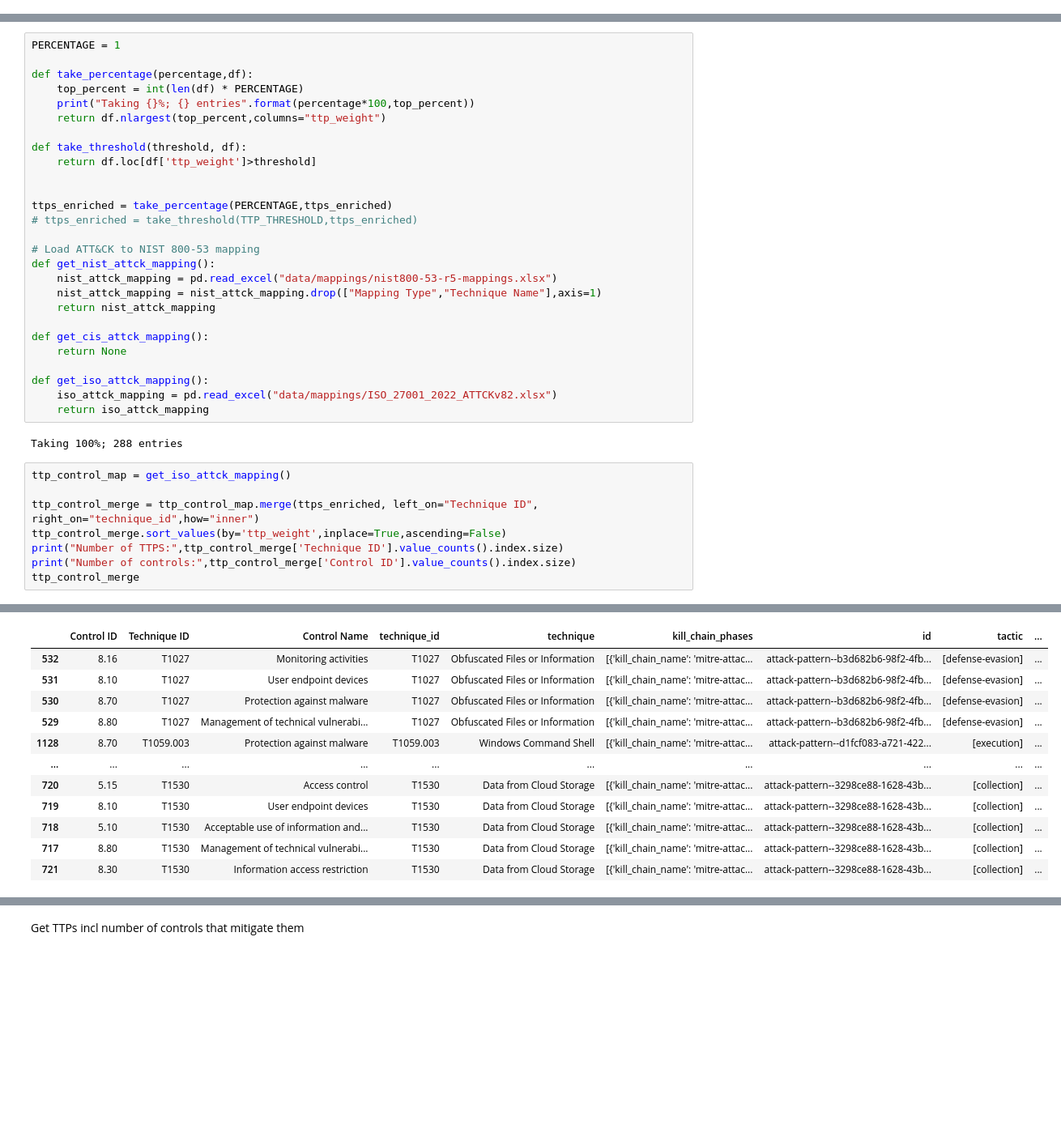
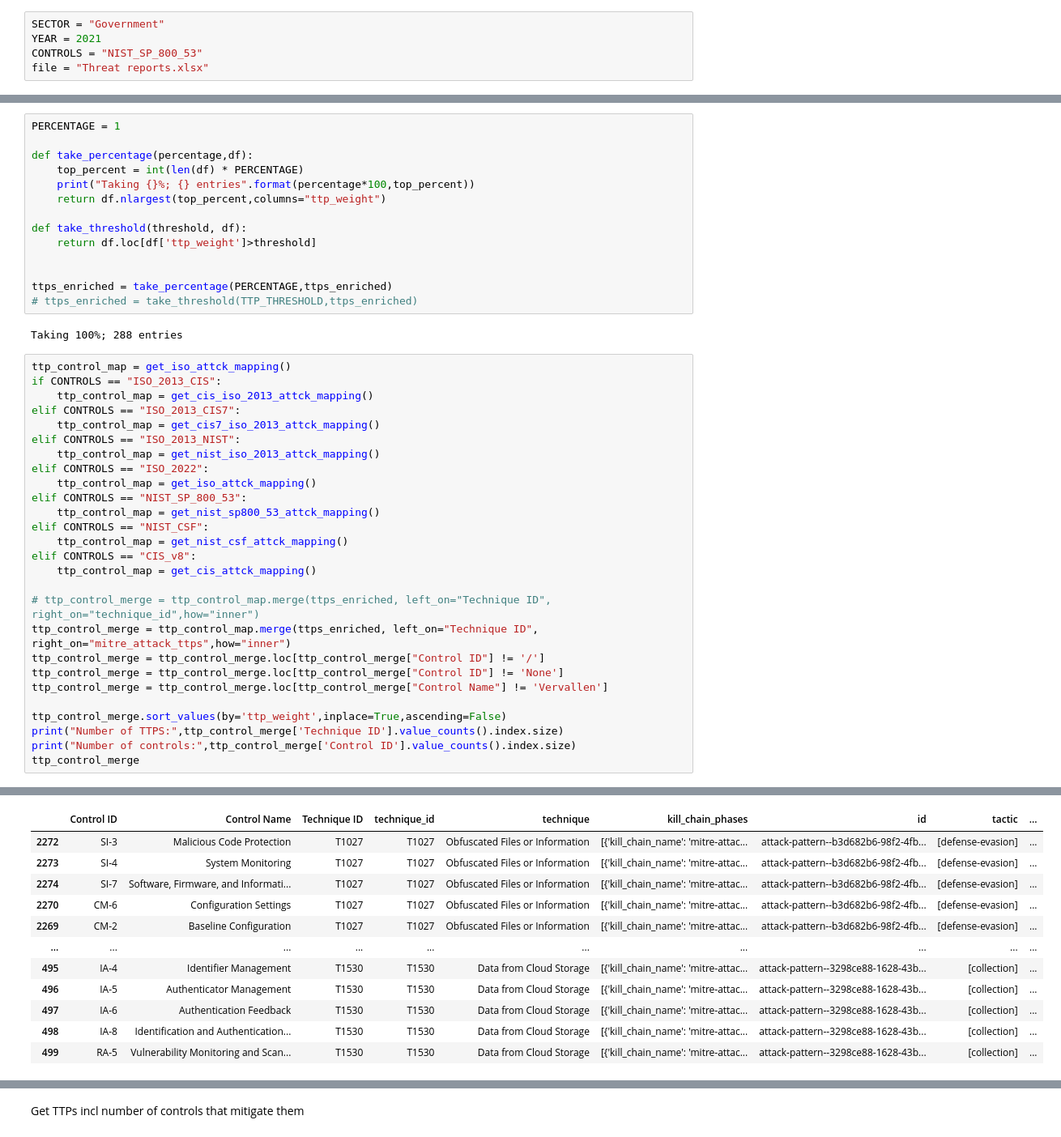
Before and after one commit to AbeWinters/Threat-Profiles-for-Control-Prioritization, a Jupyter notebook: Method 1.ipynb, the cells around one changed output, grey strips where cells are left out. Shown at 81% size. Cells and saved outputs as stored; diff of their text form; blank space fills up the shorter version.

```diff
--- a/Method 1.ipynb
+++ b/Method 1.ipynb
@@ -9 +12,6 @@ The enriched data can then be filtered on the sector and the actors and TTPs wil
+# %%
+SECTOR = "Government"
+YEAR = 2021
+CONTROLS = "NIST_SP_800_53"
+file = "Threat reports.xlsx"
 # %% [markdown]
@@ -557,25 +576,31 @@ def take_threshold(threshold, df):
 
 ttps_enriched = take_percentage(PERCENTAGE,ttps_enriched)
 # ttps_enriched = take_threshold(TTP_THRESHOLD,ttps_enriched)
-
-# Load ATT&CK to NIST 800-53 mapping
-def get_nist_attck_mapping():
-    nist_attck_mapping = pd.read_excel("data/mappings/nist800-53-r5-mappings.xlsx")
-    nist_attck_mapping = nist_attck_mapping.drop(["Mapping Type","Technique Name"],axis=1)
-    return nist_attck_mapping
-
-def get_cis_attck_mapping():
-    return None
-
-def get_iso_attck_mapping():
-    iso_attck_mapping = pd.read_excel("data/mappings/ISO_27001_2022_ATTCKv82.xlsx")
-    return iso_attck_mapping
 # %% [output]
 Taking 100%; 288 entries
 # %%
 ttp_control_map = get_iso_attck_mapping()
+if CONTROLS == "ISO_2013_CIS":
+    ttp_control_map = get_cis_iso_2013_attck_mapping()
+elif CONTROLS == "ISO_2013_CIS7":
+    ttp_control_map = get_cis7_iso_2013_attck_mapping()
+elif CONTROLS == "ISO_2013_NIST":
+    ttp_control_map = get_nist_iso_2013_attck_mapping()
+elif CONTROLS == "ISO_2022":
+    ttp_control_map = get_iso_attck_mapping()
+elif CONTROLS == "NIST_SP_800_53":
+    ttp_control_map = get_nist_sp800_53_attck_mapping()
+elif CONTROLS == "NIST_CSF":
+    ttp_control_map = get_nist_csf_attck_mapping()
+elif CONTROLS == "CIS_v8":
+    ttp_control_map = get_cis_attck_mapping()
 
-ttp_control_merge = ttp_control_map.merge(ttps_enriched, left_on="Technique ID", right_on="technique_id",how="inner")
+# ttp_control_merge = ttp_control_map.merge(ttps_enriched, left_on="Technique ID", right_on="technique_id",how="inner")
+ttp_control_merge = ttp_control_map.merge(ttps_enriched, left_on="Technique ID", right_on="mitre_attack_ttps",how="inner")
+ttp_control_merge = ttp_control_merge.loc[ttp_control_merge["Control ID"] != '/']
+ttp_control_merge = ttp_control_merge.loc[ttp_control_merge["Control ID"] != 'None']
+ttp_control_merge = ttp_control_merge.loc[ttp_control_merge["Control Name"] != 'Vervallen']
+
 ttp_control_merge.sort_values(by='ttp_weight',inplace=True,ascending=False)
 print("Number of TTPS:",ttp_control_merge['Technique ID'].value_counts().index.size)
 print("Number of controls:",ttp_control_merge['Control ID'].value_counts().index.size)
@@ -586,12 +611,12 @@ Number of controls: 42
-|  | Control ID | Technique ID | Control Name | technique_id | technique | kill_chain_phases | id | tactic | ... |
-| 532 | 8.16 | T1027 | Monitoring activities | T1027 | Obfuscated Files or Information | [{'kill_chain_name': 'mitre-attac... | attack-pattern--b3d682b6-98f2-4fb... | [defense-evasion] | ... |
-| 531 | 8.10 | T1027 | User endpoint devices | T1027 | Obfuscated Files or Information | [{'kill_chain_name': 'mitre-attac... | attack-pattern--b3d682b6-98f2-4fb... | [defense-evasion] | ... |
-| 530 | 8.70 | T1027 | Protection against malware | T1027 | Obfuscated Files or Information | [{'kill_chain_name': 'mitre-attac... | attack-pattern--b3d682b6-98f2-4fb... | [defense-evasion] | ... |
-| 529 | 8.80 | T1027 | Management of technical vulnerabi... | T1027 | Obfuscated Files or Information | [{'kill_chain_name': 'mitre-attac... | attack-pattern--b3d682b6-98f2-4fb... | [defense-evasion] | ... |
-| 1128 | 8.70 | T1059.003 | Protection against malware | T1059.003 | Windows Command Shell | [{'kill_chain_name': 'mitre-attac... | attack-pattern--d1fcf083-a721-422... | [execution] | ... |
+|  | Control ID | Control Name | Technique ID | technique_id | technique | kill_chain_phases | id | tactic | ... |
+| 2272 | SI-3 | Malicious Code Protection | T1027 | T1027 | Obfuscated Files or Information | [{'kill_chain_name': 'mitre-attac... | attack-pattern--b3d682b6-98f2-4fb... | [defense-evasion] | ... |
+| 2273 | SI-4 | System Monitoring | T1027 | T1027 | Obfuscated Files or Information | [{'kill_chain_name': 'mitre-attac... | attack-pattern--b3d682b6-98f2-4fb... | [defense-evasion] | ... |
+| 2274 | SI-7 | Software, Firmware, and Informati... | T1027 | T1027 | Obfuscated Files or Information | [{'kill_chain_name': 'mitre-attac... | attack-pattern--b3d682b6-98f2-4fb... | [defense-evasion] | ... |
+| 2270 | CM-6 | Configuration Settings | T1027 | T1027 | Obfuscated Files or Information | [{'kill_chain_name': 'mitre-attac... | attack-pattern--b3d682b6-98f2-4fb... | [defense-evasion] | ... |
+| 2269 | CM-2 | Baseline Configuration | T1027 | T1027 | Obfuscated Files or Information | [{'kill_chain_name': 'mitre-attac... | attack-pattern--b3d682b6-98f2-4fb... | [defense-evasion] | ... |
 | ... | ... | ... | ... | ... | ... | ... | ... | ... | ... |
-| 720 | 5.15 | T1530 | Access control | T1530 | Data from Cloud Storage | [{'kill_chain_name': 'mitre-attac... | attack-pattern--3298ce88-1628-43b... | [collection] | ... |
-| 719 | 8.10 | T1530 | User endpoint devices | T1530 | Data from Cloud Storage | [{'kill_chain_name': 'mitre-attac... | attack-pattern--3298ce88-1628-43b... | [collection] | ... |
-| 718 | 5.10 | T1530 | Acceptable use of information and... | T1530 | Data from Cloud Storage | [{'kill_chain_name': 'mitre-attac... | attack-pattern--3298ce88-1628-43b... | [collection] | ... |
-| 717 | 8.80 | T1530 | Management of technical vulnerabi... | T1530 | Data from Cloud Storage | [{'kill_chain_name': 'mitre-attac... | attack-pattern--3298ce88-1628-43b... | [collection] | ... |
-| 721 | 8.30 | T1530 | Information access restriction | T1530 | Data from Cloud Storage | [{'kill_chain_name': 'mitre-attac... | attack-pattern--3298ce88-1628-43b... | [collection] | ... |
+| 495 | IA-4 | Identifier Management | T1530 | T1530 | Data from Cloud Storage | [{'kill_chain_name': 'mitre-attac... | attack-pattern--3298ce88-1628-43b... | [collection] | ... |
+| 496 | IA-5 | Authenticator Management | T1530 | T1530 | Data from Cloud Storage | [{'kill_chain_name': 'mitre-attac... | attack-pattern--3298ce88-1628-43b... | [collection] | ... |
+| 497 | IA-6 | Authentication Feedback | T1530 | T1530 | Data from Cloud Storage | [{'kill_chain_name': 'mitre-attac... | attack-pattern--3298ce88-1628-43b... | [collection] | ... |
+| 498 | IA-8 | Identification and Authentication... | T1530 | T1530 | Data from Cloud Storage | [{'kill_chain_name': 'mitre-attac... | attack-pattern--3298ce88-1628-43b... | [collection] | ... |
+| 499 | RA-5 | Vulnerability Monitoring and Scan... | T1530 | T1530 | Data from Cloud Storage | [{'kill_chain_name': 'mitre-attac... | attack-pattern--3298ce88-1628-43b... | [collection] | ... |
```
Also changed, not shown: parts of 16 cells of this notebook, 10 other files.
